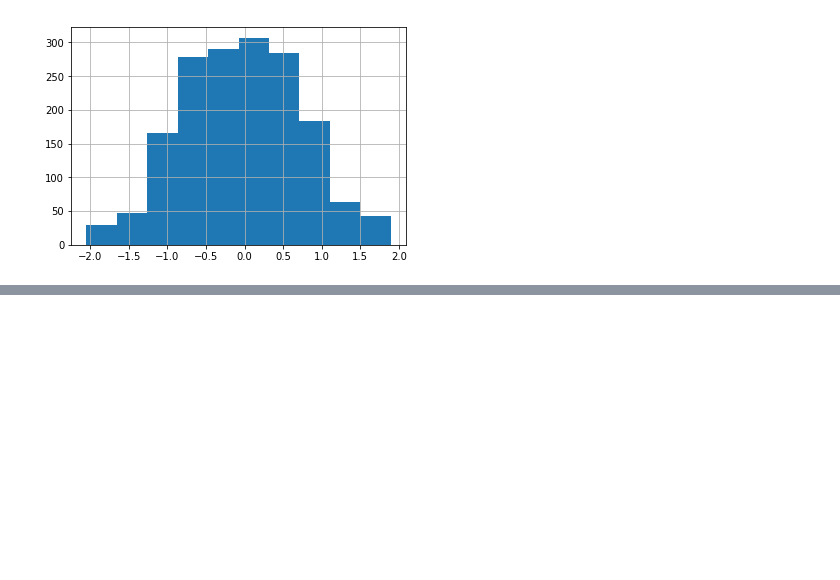
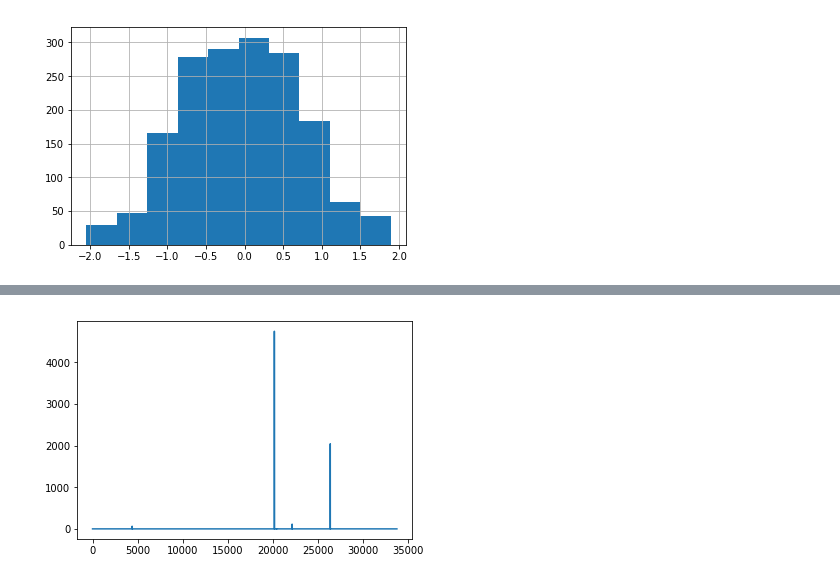
Before and after one commit to quan-dao/ECN-E2E, a Jupyter notebook: data/e2e_data_preparation.ipynb, the cells around one changed output, grey strips where cells are left out. Drawn from its saved outputs; the diff is of its cells as text; code cells hidden in the pictures; blank space fills up the shorter version.

```diff
--- a/data/e2e_data_preparation.ipynb
+++ b/data/e2e_data_preparation.ipynb
@@ -122,0 +201,3 @@ test_df.angle.hist()
+# %%
+center_cam_idx = df['frame_id'] == 'center_camera'
+center_cam_df = df[center_cam_idx]
@@ -122,0 +225,7 @@ test_df.angle.hist()
+# %%
+inter_frame_dist = np.array([f2fDistance(center_cam_df.iloc[i], center_cam_df.iloc[i + 1]) for i in range(len(center_cam_df) - 1)])
+# %%
+plt.plot(inter_frame_dist)
+plt.show()
+# %% [output]
+[figure, added]
```
Also changed, not shown: parts of 11 cells of this notebook.
